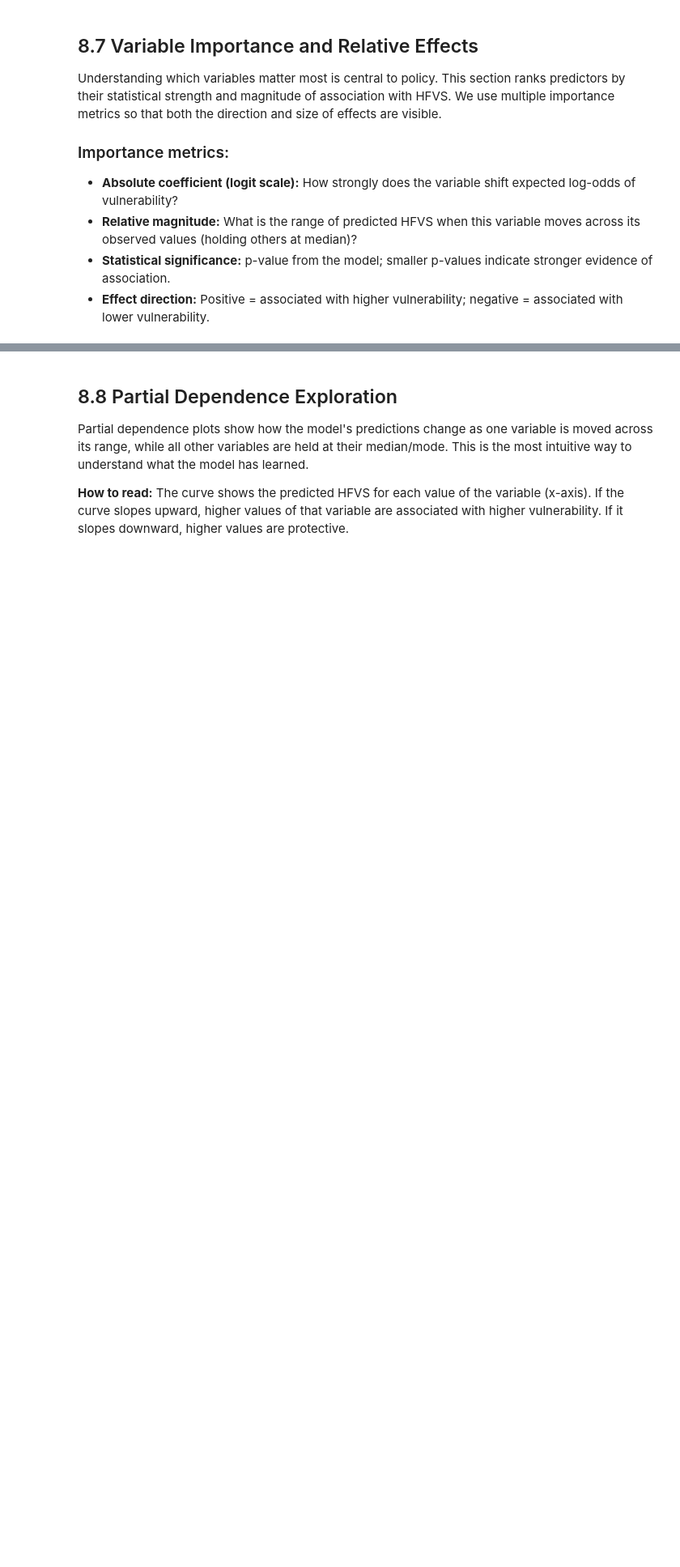
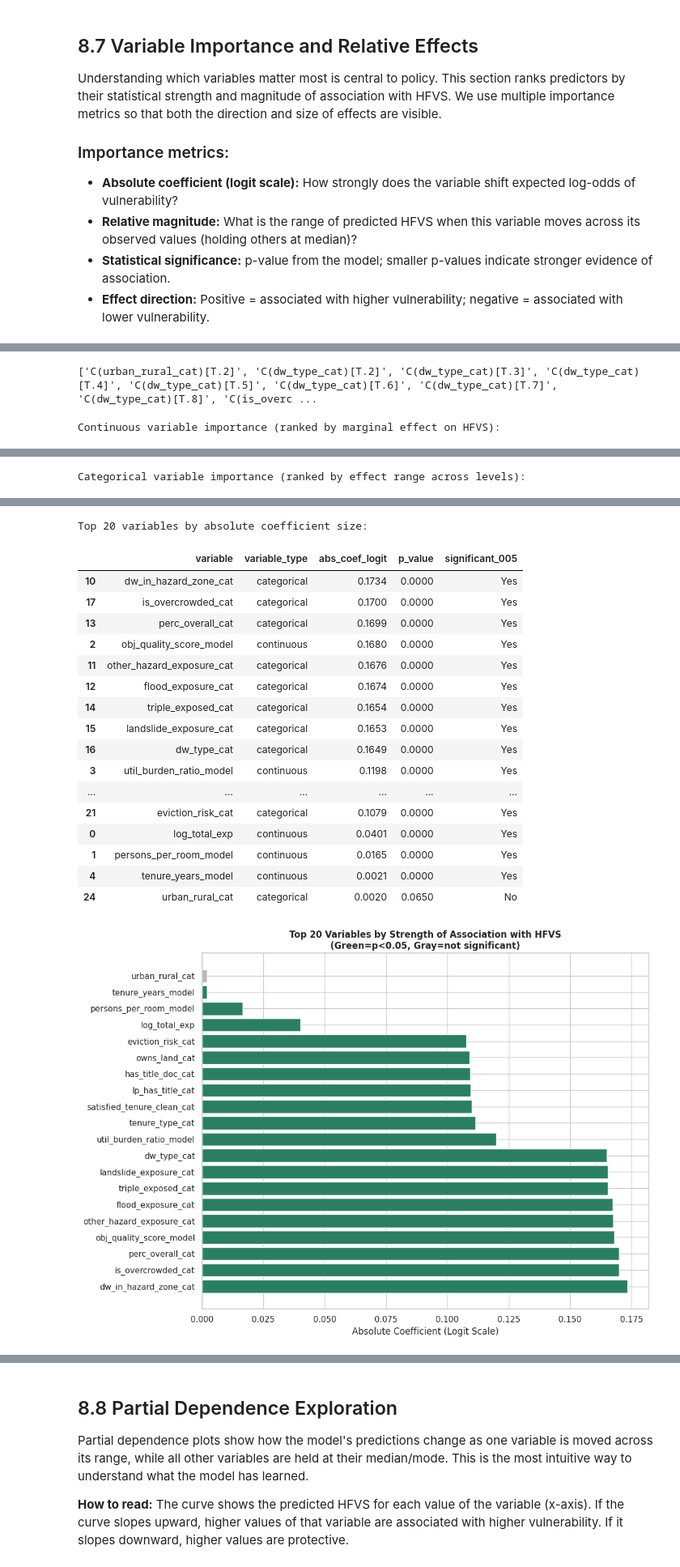
Before and after one commit to VAL-Jerono/statistical-inference-for-big-data, a Jupyter notebook: Statistical_Inference.ipynb, the cells around one changed output, grey strips where cells are left out. Shown at 81% size. Saved outputs shown, nothing was run; the diff lists cells and outputs as text; code cells hidden in the pictures; blank space fills up the shorter version.

```diff
--- a/Statistical_Inference.ipynb
+++ b/Statistical_Inference.ipynb
@@ -1528,3 +1721,7 @@ Understanding which variables matter most is central to policy. This section ran
+# %%
+print([p for p in frac_glm.pvalues.index if 'cat' in str(p).lower() or 'urban' in str(p).lower()])
+# %% [output]
+['C(urban_rural_cat)[T.2]', 'C(dw_type_cat)[T.2]', 'C(dw_type_cat)[T.3]', 'C(dw_type_cat)[T.4]', 'C(dw_type_cat)[T.5]', 'C(dw_type_cat)[T.6]', 'C(dw_type_cat)[T.7]', 'C(dw_type_cat)[T.8]', 'C(is_overc ...
 # %%
 # 8.7.1 Variable importance: calculate marginal effects for key continuous variables
 
@@ -1596,14 +1793,15 @@ print('Continuous variable importance (ranked by marginal effect on HFVS):')
 display(importance_continuous[['variable', 'abs_coef_logit', 'p_value', 'marginal_effect_range_hfvs', 'direction']])
 
 # For categorical variables, compute the range across levels
+# Model formula uses C(cat_var)[T.level] naming directly on the _cat columns,
+# so we match params using cat_var itself (not a stripped source name).
 categorical_importance = []
 for cat_var in MODEL_CATEGORICAL[:15]:  # Limit to first 15 categorical variables for clarity
-    cat_var_source = cat_var.replace('_cat', '')
-    if cat_var_source not in model_df.columns:
+    if cat_var not in model_df.columns:
         continue
 
     # Get unique category levels
-    levels = model_df[cat_var].unique()
+    levels = model_df[cat_var].dropna().unique()
     if len(levels) < 2 or len(levels) > 20:  # Skip if too many levels or only one
         continue
 
@@ -1614,16 +1812,21 @@ for cat_var in MODEL_CATEGORICAL[:15]:  # Limit to first 15 categorical variable
         try:
             pred = float(frac_glm.predict(pd.DataFrame([test_row])).iloc[0])
             preds_by_level[str(level)] = pred
-        except:
+        except Exception:
             pass
 
     if len(preds_by_level) < 2:
         continue
 
     effect_range = max(preds_by_level.values()) - min(preds_by_level.values())
-    coef_abs = np.abs(frac_glm.params.get(f'C({cat_var_source})[T.1]', np.nan))
-    p_val = np.nanmin([frac_glm.pvalues.get(p, 1.0) for p in frac_glm.pvalues.index
-                      if f'C({cat_var_source})' in str(p)])
+
+    matching_params = [p for p in frac_glm.pvalues.index if f'C({cat_var})[T.' in str(p)]
+    if matching_params:
+        coef_abs = np.abs(frac_glm.params[matching_params]).max()
+        p_val = np.nanmin([frac_glm.pvalues[p] for p in matching_params])
+    else:
+        coef_abs = np.nan
+        p_val = np.nan
 
     categorical_importance.append({
         'variable': cat_var,
@@ -1631,23 +1834,26 @@ for cat_var in MODEL_CATEGORICAL[:15]:  # Limit to first 15 categorical variable
         'n_levels': len(preds_by_level),
         'abs_coef_logit': coef_abs,
         'p_value': p_val,
-        'significant_005': 'Yes' if p_val < 0.05 else 'No',
+        'significant_005': 'Yes' if pd.notna(p_val) and p_val < 0.05 else 'No',
         'effect_range_across_levels': effect_range,
         'level_range_text': f'{min(preds_by_level.values()):.3f} to {max(preds_by_level.values()):.3f}',
     })
 
-importance_categorical = pd.DataFrame(categorical_importance).sort_values('effect_range_across_levels', ascending=False)
+importance_categorical = pd.DataFrame(categorical_importance)
+if not importance_categorical.empty:
+    importance_categorical = importance_categorical.sort_values('effect_range_across_levels', ascending=False)
 importance_categorical.to_csv(TABS / 'statistical_inference_variable_importance_categorical.csv', index=False)
 
 print('\nCategorical variable importance (ranked by effect range across levels):')
-display(importance_categorical[['variable', 'n_levels', 'p_value', 'effect_range_across_levels', 'level_range_text']].head(15))
+if not importance_categorical.empty:
+    display(importance_categorical[['variable', 'n_levels', 'p_value', 'effect_range_across_levels', 'level_range_text']].head(15))
+else:
+    print("No categorical variables produced valid importance estimates.")
 
 # Combined importance ranking
 combined_importance = pd.concat([
-    importance_continuous[['variable', 'variable_type', 'abs_coef_logit', 'p_value', 'significant_005']].rename(
-        columns={'marginal_effect_range_hfvs': 'effect_size'}),
-    importance_categorical[['variable', 'variable_type', 'abs_coef_logit', 'p_value', 'significant_005']].rename(
-        columns={'effect_range_across_levels': 'effect_size'})
+    importance_continuous[['variable', 'variable_type', 'abs_coef_logit', 'p_value', 'significant_005']],
+    importance_categorical[['variable', 'variable_type', 'abs_coef_logit', 'p_value', 'significant_005']] if not importance_categorical.empty else pd.DataFrame(columns=['variable', 'variable_type', 'abs_coef_logit', 'p_value', 'significant_005'])
 ], ignore_index=True)
 
 combined_importance = combined_importance.sort_values('abs_coef_logit', ascending=False)
@@ -1668,3 +1874,5 @@ ax.set_title('Top 20 Variables by Strength of Association with HFVS\n(Green=p<0.
 fig.tight_layout()
 fig.savefig(FIGS / 'statistical_inference_variable_importance.png', dpi=150, bbox_inches='tight')
 plt.show()
+# %% [output]
+Continuous variable importance (ranked by marginal effect on HFVS):
@@ -1670,0 +1890 @@ plt.show()
+Categorical variable importance (ranked by effect range across levels):
@@ -1670,0 +1907,19 @@ plt.show()
+Top 20 variables by absolute coefficient size:
+|  | variable | variable_type | abs_coef_logit | p_value | significant_005 |
+| 10 | dw_in_hazard_zone_cat | categorical | 0.1734 | 0.0000 | Yes |
+| 17 | is_overcrowded_cat | categorical | 0.1700 | 0.0000 | Yes |
+| 13 | perc_overall_cat | categorical | 0.1699 | 0.0000 | Yes |
+| 2 | obj_quality_score_model | continuous | 0.1680 | 0.0000 | Yes |
+| 11 | other_hazard_exposure_cat | categorical | 0.1676 | 0.0000 | Yes |
+| 12 | flood_exposure_cat | categorical | 0.1674 | 0.0000 | Yes |
+| 14 | triple_exposed_cat | categorical | 0.1654 | 0.0000 | Yes |
+| 15 | landslide_exposure_cat | categorical | 0.1653 | 0.0000 | Yes |
+| 16 | dw_type_cat | categorical | 0.1649 | 0.0000 | Yes |
+| 3 | util_burden_ratio_model | continuous | 0.1198 | 0.0000 | Yes |
+| ... | ... | ... | ... | ... | ... |
+| 21 | eviction_risk_cat | categorical | 0.1079 | 0.0000 | Yes |
+| 0 | log_total_exp | continuous | 0.0401 | 0.0000 | Yes |
+| 1 | persons_per_room_model | continuous | 0.0165 | 0.0000 | Yes |
+| 4 | tenure_years_model | continuous | 0.0021 | 0.0000 | Yes |
+| 24 | urban_rural_cat | categorical | 0.0020 | 0.0650 | No |
+[figure, added]
```
Also changed, not shown: parts of 14 cells of this notebook.
